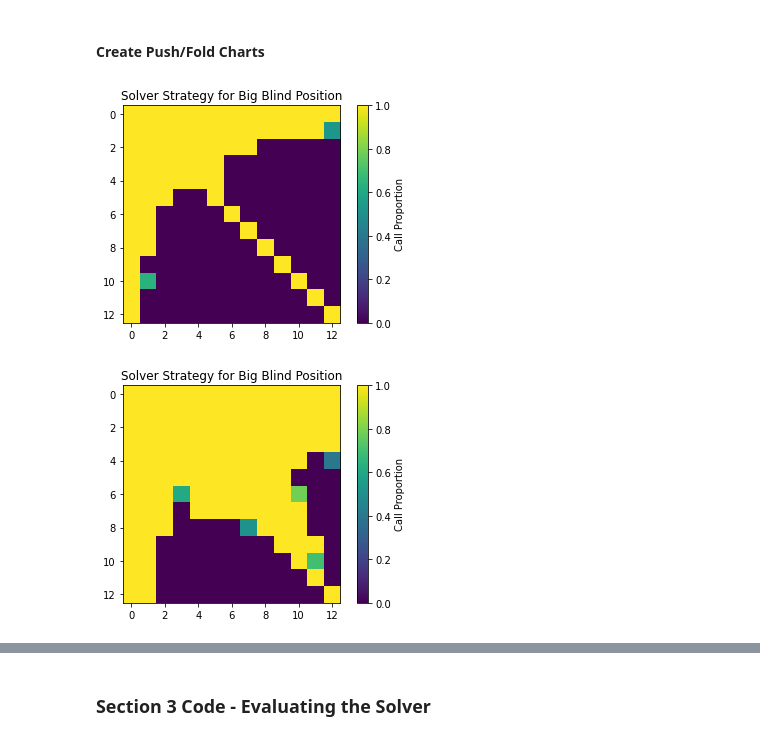
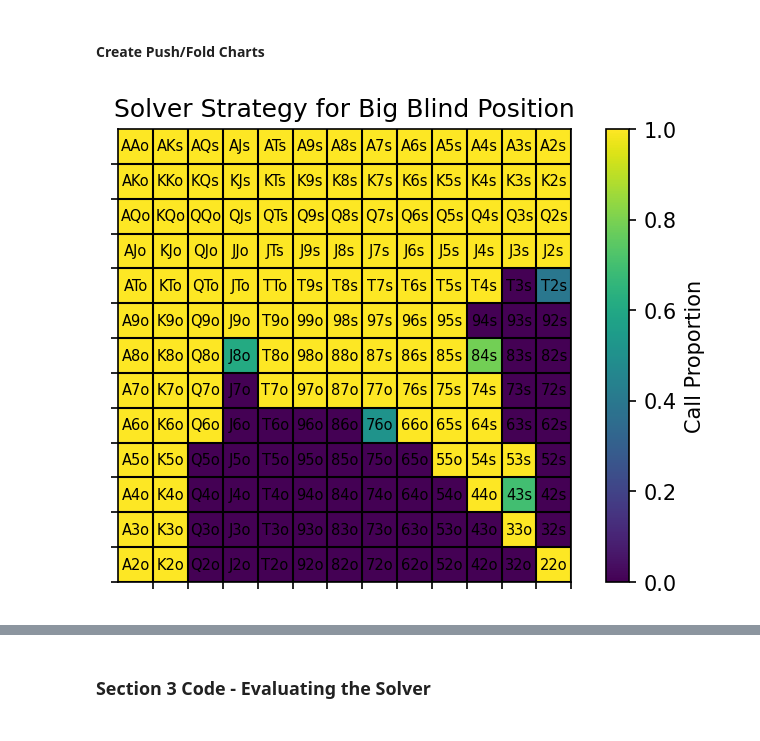
Before and after one commit to nrlopez03/CFR-Poker, a Jupyter notebook: CFR.ipynb, the cells around one changed output, grey strips where cells are left out. Cells and saved outputs as stored; diff of their text form; code cells hidden in the pictures.

Commit message:
graphs

```diff
--- a/CFR.ipynb
+++ b/CFR.ipynb
@@ -18,6 +18,8 @@ import os
 from collections import Counter
 import matplotlib.pyplot as plt
 from matplotlib.colors import Normalize
+import matplotlib as mpl
+mpl.rcParams['figure.dpi'] = 150
 # %%
 # establishes deck of cards
 
@@ -660,16 +662,36 @@ for card1 in range(13):
                     push_fold_array[card1][card2]=0
                 else:
                     push_fold_array[card1][card2] = 1-regret_matrix[0]/sum(regret_matrix[:])
-# %%
-# show push, fold array
-
-plt.imshow(push_fold_array)
-cbar = plt.colorbar()
-cbar.set_label('Call Proportion')
-plt.title('Solver Strategy for Big Blind Position')
-plt.show()
-# %% [output]
-[figure, removed]
+# %%
+# create labels for plots
+values = ['A', 'K', 'Q', 'J', 'T', '9', '8', '7', '6', '5', '4', '3', '2']
+box_labels = [['' for _ in range(13)] for _ in range(13)]
+
+for i in range(len(values)):
+    for j in range(len(values)):
+        box_labels[j][i] = values[i] + values[j] if i < j else values[j] + values[i]
+        box_labels[j][i] += 's' if i > j else 'o'
+# %%
+# show push, fold array for big blind
+
+plt.imshow(push_fold_array)
+cbar = plt.colorbar()
+cbar.set_label('Call Proportion')
+plt.title('Solver Strategy for Big Blind Position')
+xtick_positions = [i + 0.5 for i in range(len(push_fold_array[0]))]
+ytick_positions = [i + 0.5 for i in range(len(push_fold_array))]
+xtick_labels = [''] * len(push_fold_array[0])
+ytick_labels = [''] * len(push_fold_array[0])
+plt.xticks(xtick_positions, xtick_labels)
+plt.yticks(ytick_positions, ytick_labels)
+plt.grid(True, which='both', linestyle='-', linewidth=1, color='black')
+for i in range(len(push_fold_array)):
+    for j in range(len(push_fold_array[0])):
+        plt.text(j , i, box_labels[i][j],
+                 ha='center', va='center', color='black', fontsize=7)
+plt.show()
+# %% [output]
+[figure, added]
 # %%
 # same but for small blind
 
@@ -757,13 +779,3 @@ for card1 in range(13):
                     push_fold_array[card1][card2]=0
                 else:
                     push_fold_array[card1][card2] = 1-regret_matrix[0]/sum(regret_matrix[:])
-# %%
-# show push, fold array
-
-plt.imshow(push_fold_array)
-cbar = plt.colorbar()
-cbar.set_label('Shove Proportion')
-plt.title('Solver Strategy for Small Blind Position')
-plt.show()
-# %% [output]
-[figure, removed]
```
Also changed, not shown: parts of 5 cells of this notebook, 2 other files.
